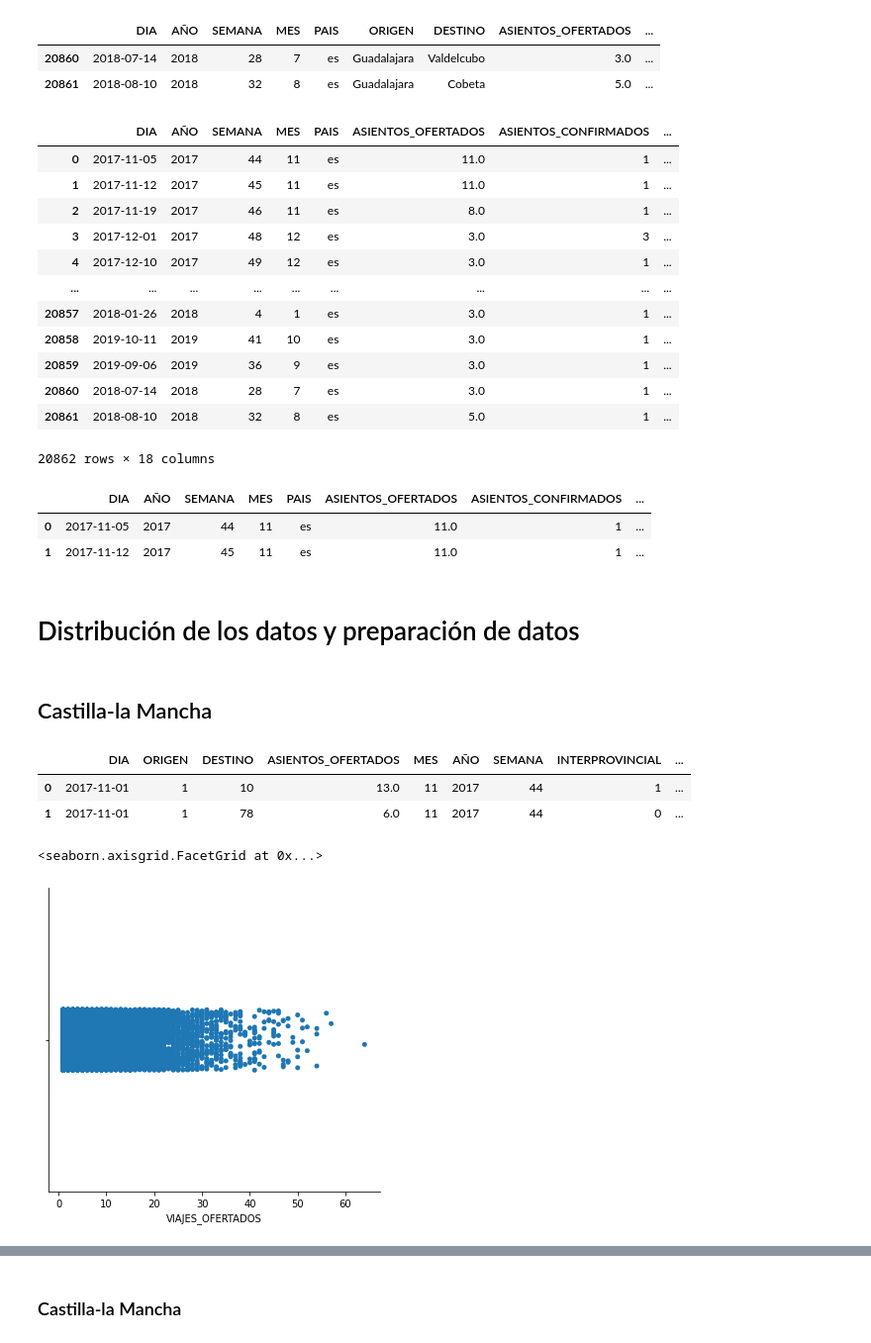
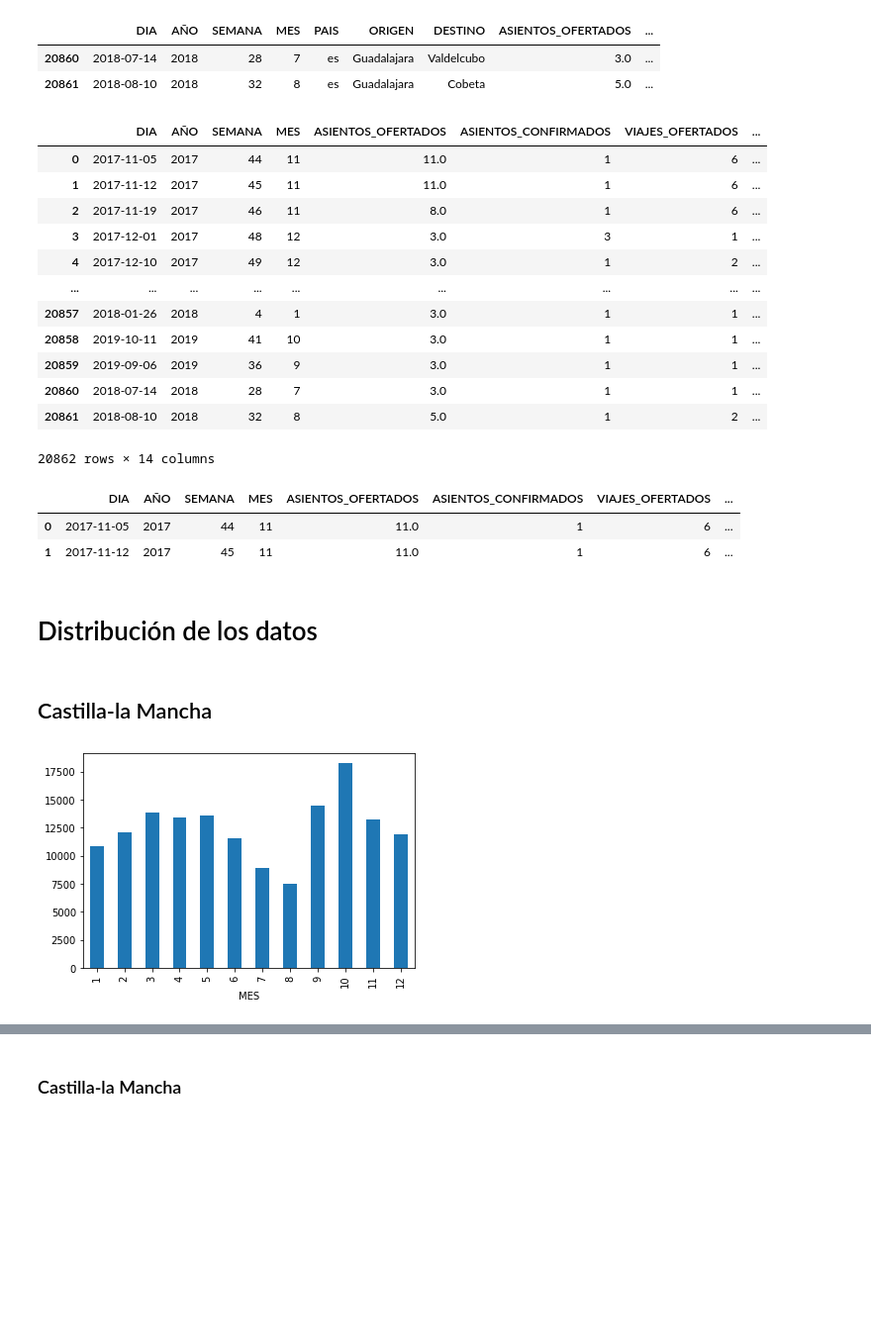
Before and after one commit to JoseAlbertoSeco/BlablacarCarpooling_DataMining, a Jupyter notebook: notebooks/Regression.ipynb, the cells around one changed output, grey strips where cells are left out. Shown at 99% size. Drawn from its saved outputs; the diff is of its cells as text; code cells hidden in the pictures; blank space fills up the shorter version.

```diff
--- a/notebooks/Regression.ipynb
+++ b/notebooks/Regression.ipynb
@@ -30,7 +62,7 @@ andalucia.head(3)
 | 1 | 2017-11-03 | 2017 | 44 | 11 | es | Albox | Granada | 12.0 | ... |
 | 2 | 2017-11-05 | 2017 | 44 | 11 | es | Albox | Granada | 2.0 | ... |
 # %%
-clm = pd.read_csv("df_castilla.csv")
+clm = pd.read_csv("/content/drive/MyDrive/Datos/df_castilla.csv")
 clm = clm.drop(clm.columns[[0]], axis=1)
 clm.head(3)
 # %% [output]
@@ -81,11 +125,8 @@ andalucia_encoded.head(2)
 # %%
 clm_encoded = clm.copy()
 # %%
-# 'ORIGEN', 'DESTINO', 'CA_ORIGEN', 'CA_DESTINO', 'PROVINCIA_ORIGEN', 'PROVINCIA_DESTINO', 'INTERPROVINCIAL'
 clm_encoded['ORIGEN_E'] = clm['ORIGEN'].astype('category').cat.codes
 clm_encoded['DESTINO_E'] = clm['DESTINO'].astype('category').cat.codes
-clm_encoded['PROVINCIA_ORIGEN_E'] = clm['PROVINCIA_ORIGEN'].astype('category').cat.codes
-clm_encoded['PROVINCIA_DESTINO_E'] = clm['PROVINCIA_DESTINO'].astype('category').cat.codes
 clm_encoded['INTERPROVINCIAL_E'] = clm['INTERPROVINCIAL'].astype('category').cat.codes
 clm_encoded['FESTIVO'] = clm['Festivo'].astype('category').cat.codes
 # %%
@@ -95,45 +136,35 @@ clm_encoded.tail(2)
 | 20860 | 2018-07-14 | 2018 | 28 | 7 | es | Guadalajara | Valdelcubo | 3.0 | ... |
 | 20861 | 2018-08-10 | 2018 | 32 | 8 | es | Guadalajara | Cobeta | 5.0 | ... |
 # %%
-clm_encoded = clm_encoded.drop(labels=['ORIGEN', 'DESTINO', 'CA_ORIGEN', 'CA_DESTINO', 'PROVINCIA_ORIGEN', 'PROVINCIA_DESTINO', 'INTERPROVINCIAL'], axis=1)
+clm_encoded = clm_encoded.drop(labels=['ORIGEN', 'DESTINO','PAIS','Festivo', 'CA_ORIGEN', 'CA_DESTINO', 'PROVINCIA_ORIGEN', 'PROVINCIA_DESTINO', 'INTERPROVINCIAL'], axis=1)
 clm_encoded
 # %% [output]
-|  | DIA | AÑO | SEMANA | MES | PAIS | ASIENTOS_OFERTADOS | ASIENTOS_CONFIRMADOS | ... |
-| 0 | 2017-11-05 | 2017 | 44 | 11 | es | 11.0 | 1 | ... |
-| 1 | 2017-11-12 | 2017 | 45 | 11 | es | 11.0 | 1 | ... |
-| 2 | 2017-11-19 | 2017 | 46 | 11 | es | 8.0 | 1 | ... |
-| 3 | 2017-12-01 | 2017 | 48 | 12 | es | 3.0 | 3 | ... |
-| 4 | 2017-12-10 | 2017 | 49 | 12 | es | 3.0 | 1 | ... |
+|  | DIA | AÑO | SEMANA | MES | ASIENTOS_OFERTADOS | ASIENTOS_CONFIRMADOS | VIAJES_OFERTADOS | ... |
+| 0 | 2017-11-05 | 2017 | 44 | 11 | 11.0 | 1 | 6 | ... |
+| 1 | 2017-11-12 | 2017 | 45 | 11 | 11.0 | 1 | 6 | ... |
+| 2 | 2017-11-19 | 2017 | 46 | 11 | 8.0 | 1 | 6 | ... |
+| 3 | 2017-12-01 | 2017 | 48 | 12 | 3.0 | 3 | 1 | ... |
+| 4 | 2017-12-10 | 2017 | 49 | 12 | 3.0 | 1 | 2 | ... |
 | ... | ... | ... | ... | ... | ... | ... | ... | ... |
-| 20857 | 2018-01-26 | 2018 | 4 | 1 | es | 3.0 | 1 | ... |
-| 20858 | 2019-10-11 | 2019 | 41 | 10 | es | 3.0 | 1 | ... |
-| 20859 | 2019-09-06 | 2019 | 36 | 9 | es | 3.0 | 1 | ... |
-| 20860 | 2018-07-14 | 2018 | 28 | 7 | es | 3.0 | 1 | ... |
-| 20861 | 2018-08-10 | 2018 | 32 | 8 | es | 5.0 | 1 | ... |
+| 20857 | 2018-01-26 | 2018 | 4 | 1 | 3.0 | 1 | 1 | ... |
+| 20858 | 2019-10-11 | 2019 | 41 | 10 | 3.0 | 1 | 1 | ... |
+| 20859 | 2019-09-06 | 2019 | 36 | 9 | 3.0 | 1 | 1 | ... |
+| 20860 | 2018-07-14 | 2018 | 28 | 7 | 3.0 | 1 | 1 | ... |
+| 20861 | 2018-08-10 | 2018 | 32 | 8 | 5.0 | 1 | 2 | ... |
-20862 rows × 18 columns
+20862 rows × 14 columns
 # %%
 clm_encoded = clm_encoded.rename(columns={'ORIGEN_E':'ORIGEN','DESTINO_E':'DESTINO', 'CA_ORIGEN_E':'CA_ORIGEN', 'CA_DESTINO_E': 'CA_DESTINO','PROVINCIA_ORIGEN_E': 'PROVINCIA_ORIGEN','PROVINCIA_DESTINO_E': 'PROVINCIA_DESTINO','INTERPROVINCIAL_E': 'INTERPROVINCIAL'})
 clm_encoded.head(2)
 # %% [output]
-|  | DIA | AÑO | SEMANA | MES | PAIS | ASIENTOS_OFERTADOS | ASIENTOS_CONFIRMADOS | ... |
-| 0 | 2017-11-05 | 2017 | 44 | 11 | es | 11.0 | 1 | ... |
-| 1 | 2017-11-12 | 2017 | 45 | 11 | es | 11.0 | 1 | ... |
+|  | DIA | AÑO | SEMANA | MES | ASIENTOS_OFERTADOS | ASIENTOS_CONFIRMADOS | VIAJES_OFERTADOS | ... |
+| 0 | 2017-11-05 | 2017 | 44 | 11 | 11.0 | 1 | 6 | ... |
+| 1 | 2017-11-12 | 2017 | 45 | 11 | 11.0 | 1 | 6 | ... |
 # %% [markdown]
-# Distribución de los datos y preparación de datos
+# Distribución de los datos
 # %% [markdown]
 ## Castilla-la Mancha
-# %%
-clm['FESTIVO'] = clm['Festivo'].astype('category').cat.codes
-df_clm = clm_encoded.groupby(['DIA', 'ORIGEN','DESTINO','ASIENTOS_OFERTADOS','MES','AÑO','SEMANA','INTERPROVINCIAL']).VIAJES_OFERTADOS.sum()
-df_clm = pd.DataFrame(df_clm)
-df_clm = df_clm.reset_index()
-df_clm.head(2)
-# %% [output]
-|  | DIA | ORIGEN | DESTINO | ASIENTOS_OFERTADOS | MES | AÑO | SEMANA | INTERPROVINCIAL | ... |
-| 0 | 2017-11-01 | 1 | 10 | 13.0 | 11 | 2017 | 44 | 1 | ... |
-| 1 | 2017-11-01 | 1 | 78 | 6.0 | 11 | 2017 | 44 | 0 | ... |
 # %%
-df_clm.groupby('VIAJES_OFERTADOS').mean()["SEMANA"].plot(kind='bar', figsize=(20,10))
+clm_encoded.groupby('MES')['VIAJES_OFERTADOS'].sum().plot(kind='bar')
+plt.show()
 # %% [output]
-<seaborn.axisgrid.FacetGrid at 0x...>
-[figure, old version]
+[figure, new version]
```
Also changed, not shown: parts of 72 cells of this notebook.
